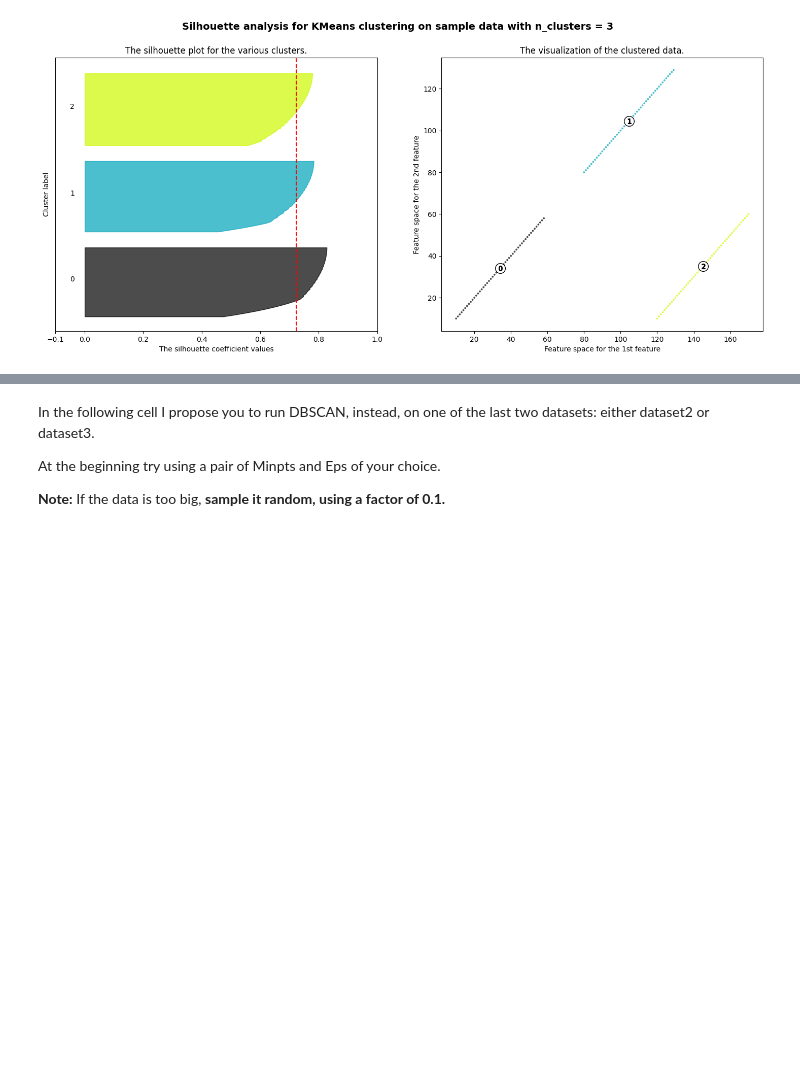
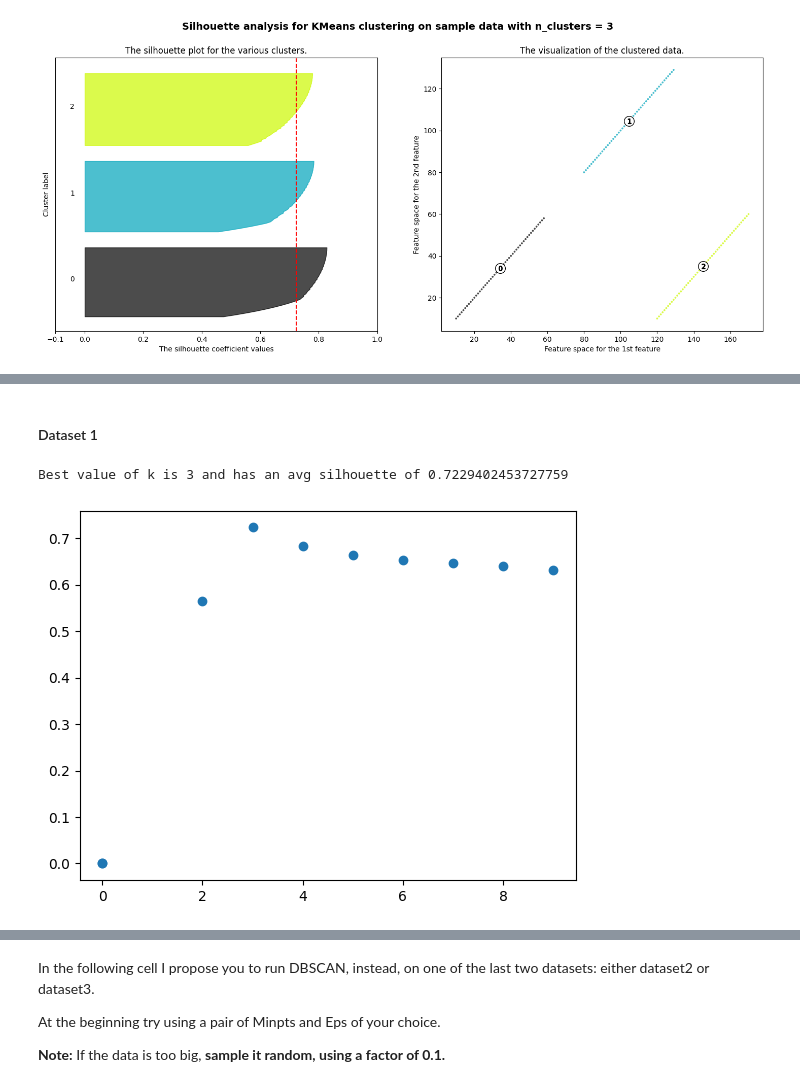
Before and after one commit to PaoloBonicco7/ml-uniTo-21-22, a Jupyter notebook: Meo/3_clustering/my_clustering_copy_for_students_aa_20_21.ipynb, the cells around one changed output, grey strips where cells are left out. Drawn from its saved outputs; the diff is of its cells as text; code cells hidden in the pictures; blank space fills up the shorter version.

```diff
--- a/Meo/3_clustering/my_clustering_copy_for_students_aa_20_21.ipynb
+++ b/Meo/3_clustering/my_clustering_copy_for_students_aa_20_21.ipynb
@@ -302,13 +305,0 @@ Best clusterer is from run number -- 1 -- and has an avg silhouette of  0.722940
-# %%
-fig = plt.figure(figsize=(6,3))
-
-ax = fig.add_subplot(111)
-fig.subplots_adjust(top=1)
-ax.set_title("Silhouette for Dataset 1")
-
-ax.set_title("The silhouette plot for the various clusters.")
-ax.set_xlabel("The silhouette coefficient values")
-ax.set_ylabel("Cluster label")
-
-# The vertical line for average silhouette score of all the values
-ax.axvline(x=best_sil, color="red", linestyle="--")
@@ -715,0 +481,7 @@ plt.show()
+# %% [markdown]
+#### Dataset 1
+# %%
+find_best_k(100, data1)
+# %% [output]
+Best value of k is 3 and has an avg silhouette of 0.7229402453727759
+[figure, added]
```
Also changed, not shown: parts of 47 cells of this notebook, 2 other files.
